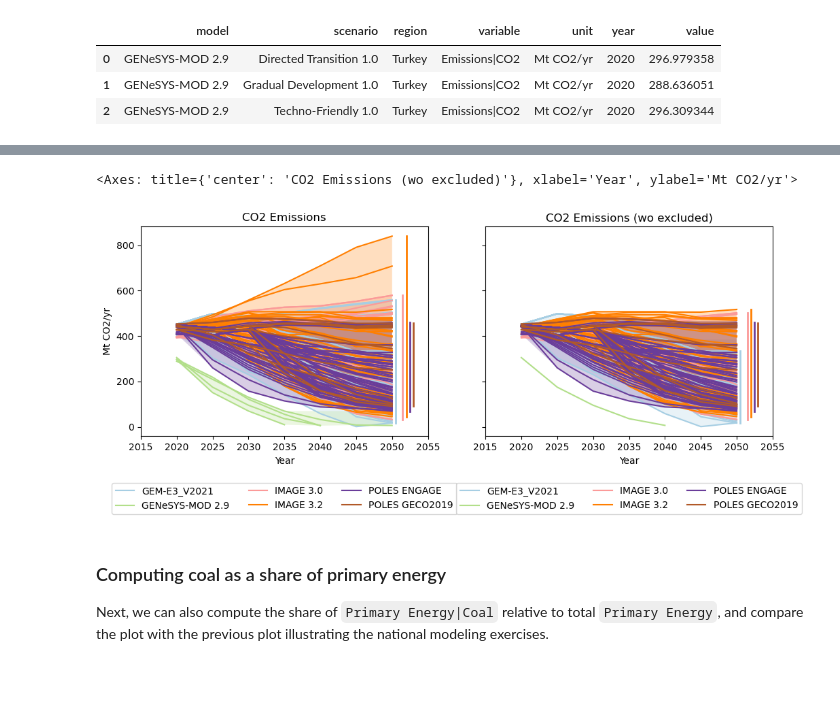
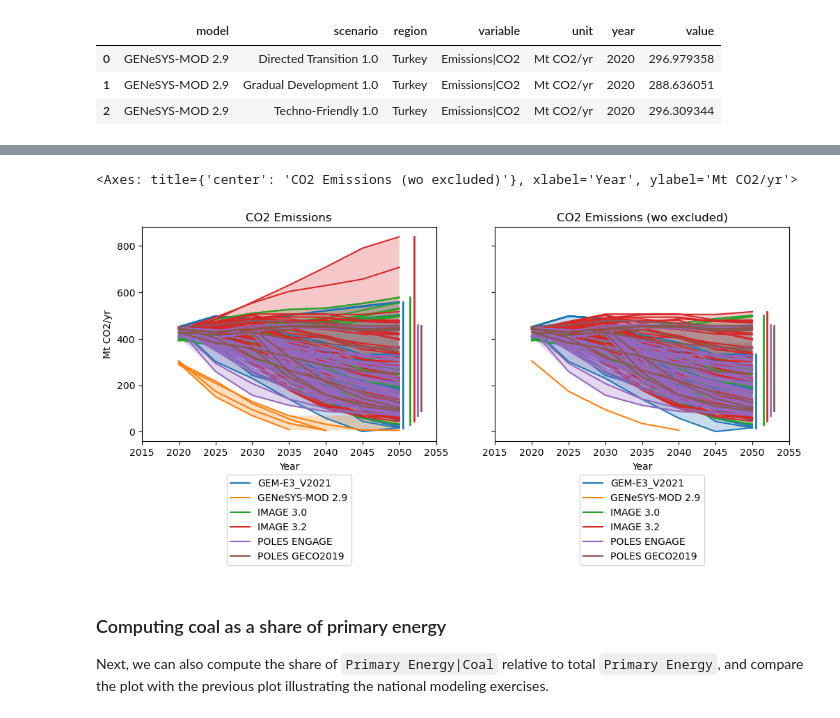
Before and after one commit to gorkemgungormetu/Turkish_energy_and_climate_pathways, a Jupyter notebook: meta_analysis.ipynb, the cells around one changed output, grey strips where cells are left out. Cells and saved outputs as stored; diff of their text form; code cells hidden in the pictures; blank space fills up the shorter version.

````diff
--- a/meta_analysis.ipynb
+++ b/meta_analysis.ipynb
@@ -1076,14 +1079,14 @@ pyam.core - INFO: 14 non-valid scenarios will be excluded
 # %%
 %%capture --no-display
 fig, ax = plt.subplots(1, 2, figsize=(12, 4), sharey=True)
 df_iam_co2 = df_iam.filter(variable='Emissions|CO2', year=range(2020,2055))
 df_iam_co2.plot(ax=ax[0],title='CO2 Emissions',color='model', fill_between=True, final_ranges=True,
-            cmap=cmap, legend={"loc":"outside bottom"})
+            legend=dict(loc='lower center', bbox_to_anchor=(0.5, -0.6)))
 df_iam_co2.filter(exclude=False).plot(ax=ax[1],title='CO2 Emissions (wo excluded)',color='model', fill_between=True, final_ranges=True,
-                                  cmap=cmap, legend={"loc":"outside bottom"})
+                                  legend=dict(loc='lower center', bbox_to_anchor=(0.5, -0.6)))
 # %% [output]
 <Axes: title={'center': 'CO2 Emissions (wo excluded)'}, xlabel='Year', ylabel='Mt CO2/yr'>
-[figure, old version]
+[figure, new version]
 # %% [markdown]
 ### Computing coal as a share of primary energy
 Next, we can also compute the share of ```Primary Energy|Coal``` relative to total ```Primary Energy```, and compare the plot with the previous plot illustrating the national modeling exercises.
````
Also changed, not shown: parts of 19 cells of this notebook.
